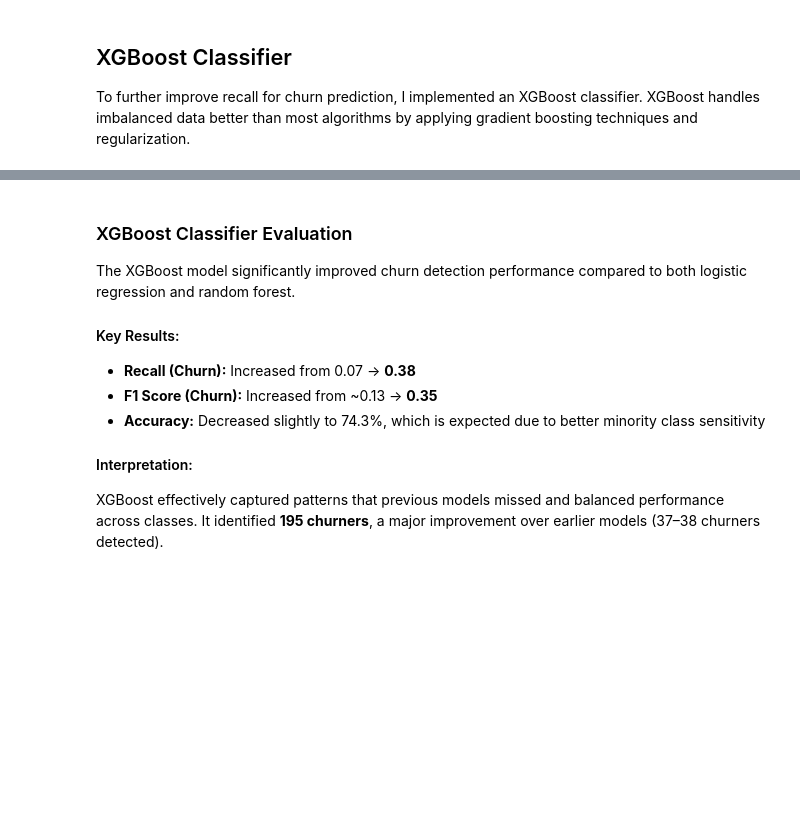
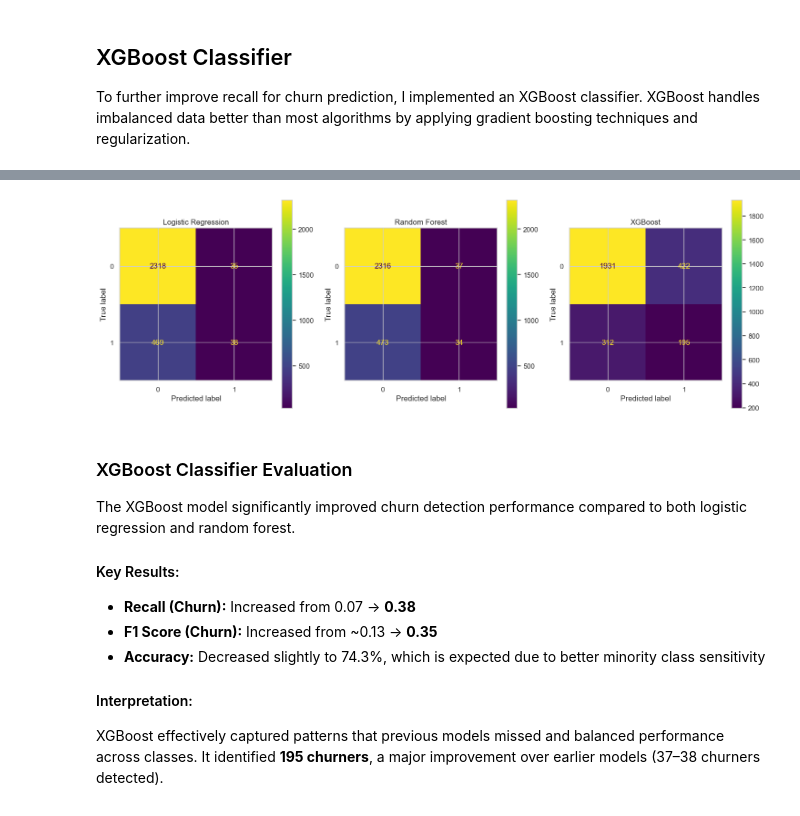
Before and after one commit to venugvis/waze-customer-churn, a Jupyter notebook: notebooks/waze_churn_final.ipynb, the cells around one changed output, grey strips where cells are left out. Drawn from its saved outputs; the diff is of its cells as text; code cells hidden in the pictures; blank space fills up the shorter version.

```diff
--- a/notebooks/waze_churn_final.ipynb
+++ b/notebooks/waze_churn_final.ipynb
@@ -626,3 +626,28 @@ weighted avg       0.76      0.74      0.75      2860
+# %%
+fig, axes = plt.subplots(1, 3, figsize=(15, 5))  # Create a figure with 1 row and 3 columns of subplots
+
+# Confusion Matrix for Logistic Regression
+cm_log = confusion_matrix(y_test, y_pred)
+disp_log = ConfusionMatrixDisplay(confusion_matrix=cm_log, display_labels=log_model.classes_)
+disp_log.plot(ax=axes[0], values_format='')
+axes[0].set_title('Logistic Regression')
+
+# Confusion Matrix for Random Forest Regression
+cm_rf = confusion_matrix(y_test, y_pred_rf)
+disp_rf = ConfusionMatrixDisplay(confusion_matrix=cm_rf, display_labels=rf_model.classes_)
+disp_rf.plot(ax=axes[1], values_format='')
+axes[1].set_title('Random Forest')
+
+# Confusion Matrix for XGBoost Regression
+cm_xgb = confusion_matrix(y_test, y_pred_xgb)
+disp_xgb = ConfusionMatrixDisplay(confusion_matrix=cm_xgb, display_labels=xgb_model.classes_)
+disp_xgb.plot(ax=axes[2], values_format='')
+axes[2].set_title('XGBoost')
+
+plt.tight_layout()  # Adjust layout to prevent overlapping titles
+plt.show()
+# %% [output]
+[figure, added]
 # %% [markdown]
 ### XGBoost Classifier Evaluation
 
```
Also changed, not shown: parts of 11 cells of this notebook, 20 other files.
